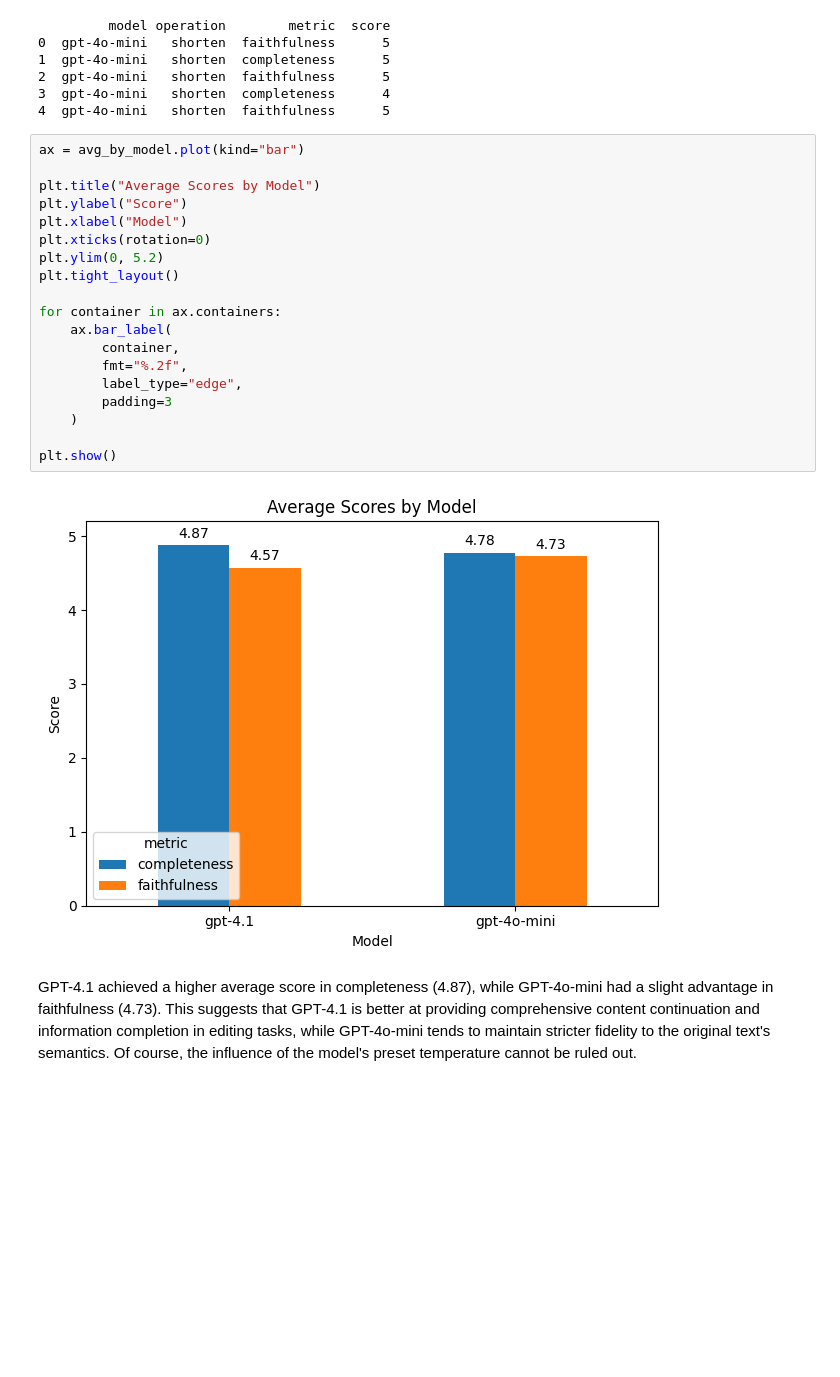
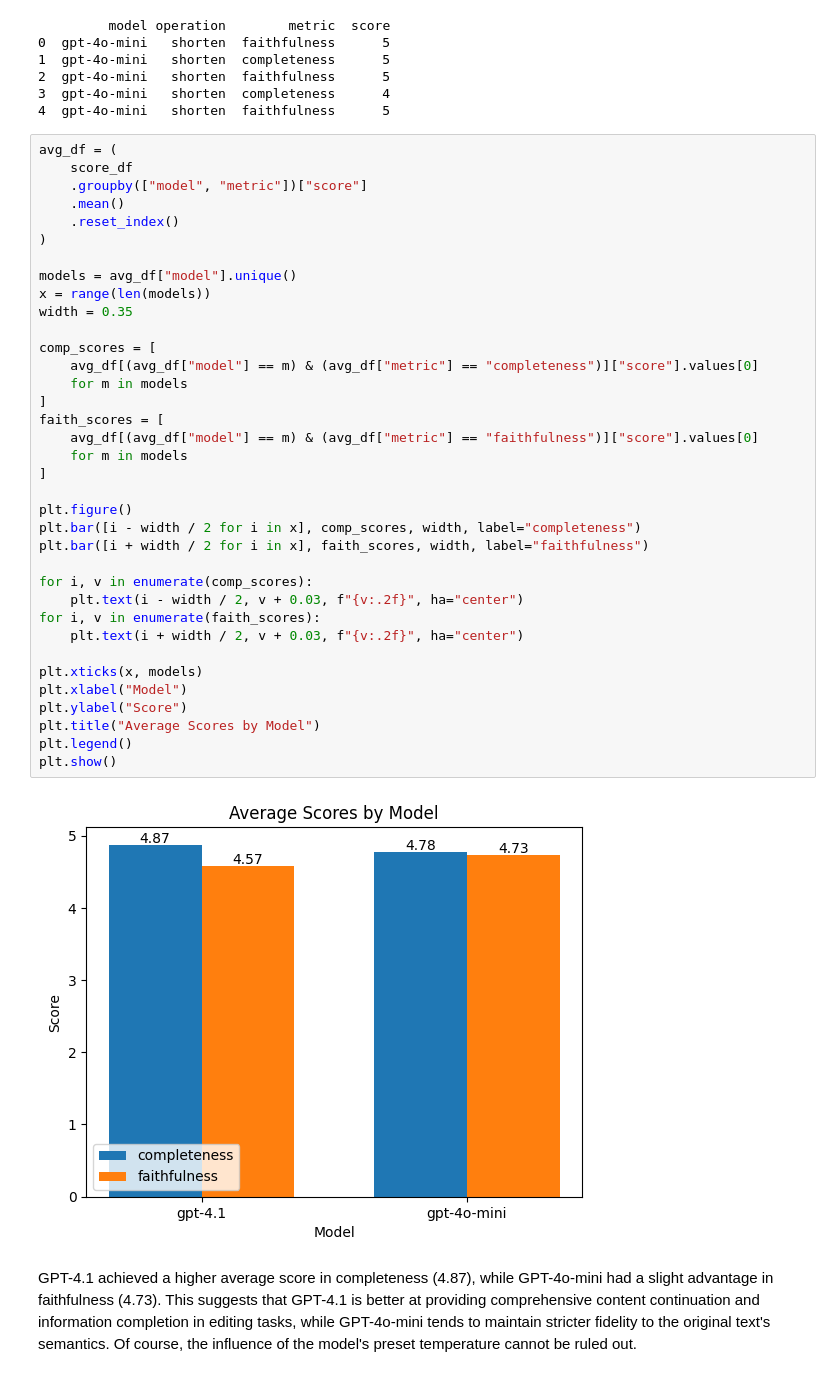
Before and after one commit to yangzhijiany/email_app_ai, a Jupyter notebook: logs/visualization.ipynb, the cells around one changed output. Drawn from its saved outputs; the diff is of its cells as text; blank space fills up the shorter version.

```diff
--- a/logs/visualization.ipynb
+++ b/logs/visualization.ipynb
@@ -116,26 +113,43 @@ print(score_df.head())
 3  gpt-4o-mini   shorten  completeness      4
 4  gpt-4o-mini   shorten  faithfulness      5
 # %%
-ax = avg_by_model.plot(kind="bar")
+avg_df = (
+    score_df
+    .groupby(["model", "metric"])["score"]
+    .mean()
+    .reset_index()
+)
 
+models = avg_df["model"].unique()
+x = range(len(models))
+width = 0.35
+
+comp_scores = [
+    avg_df[(avg_df["model"] == m) & (avg_df["metric"] == "completeness")]["score"].values[0]
+    for m in models
+]
+faith_scores = [
+    avg_df[(avg_df["model"] == m) & (avg_df["metric"] == "faithfulness")]["score"].values[0]
+    for m in models
+]
+
+plt.figure()
+plt.bar([i - width / 2 for i in x], comp_scores, width, label="completeness")
+plt.bar([i + width / 2 for i in x], faith_scores, width, label="faithfulness")
+
+for i, v in enumerate(comp_scores):
+    plt.text(i - width / 2, v + 0.03, f"{v:.2f}", ha="center")
+for i, v in enumerate(faith_scores):
+    plt.text(i + width / 2, v + 0.03, f"{v:.2f}", ha="center")
+
+plt.xticks(x, models)
+plt.xlabel("Model")
+plt.ylabel("Score")
 plt.title("Average Scores by Model")
-plt.ylabel("Score")
-plt.xlabel("Model")
-plt.xticks(rotation=0)
-plt.ylim(0, 5.2)
-plt.tight_layout()
-
-for container in ax.containers:
-    ax.bar_label(
-        container,
-        fmt="%.2f",
-        label_type="edge",
-        padding=3
-    )
-
+plt.legend()
 plt.show()
 # %% [output]
-[figure, old version]
+[figure, new version]
 # %% [markdown]
 GPT-4.1 achieved a higher average score in completeness (4.87), while GPT-4o-mini had a slight advantage in faithfulness (4.73). This suggests that GPT-4.1 is better at providing comprehensive content continuation and information completion in editing tasks, while GPT-4o-mini tends to maintain stricter fidelity to the original text's semantics. Of course, the influence of the model's preset temperature cannot be ruled out.
 # %%
```
Also changed, not shown: parts of 7 cells of this notebook.
